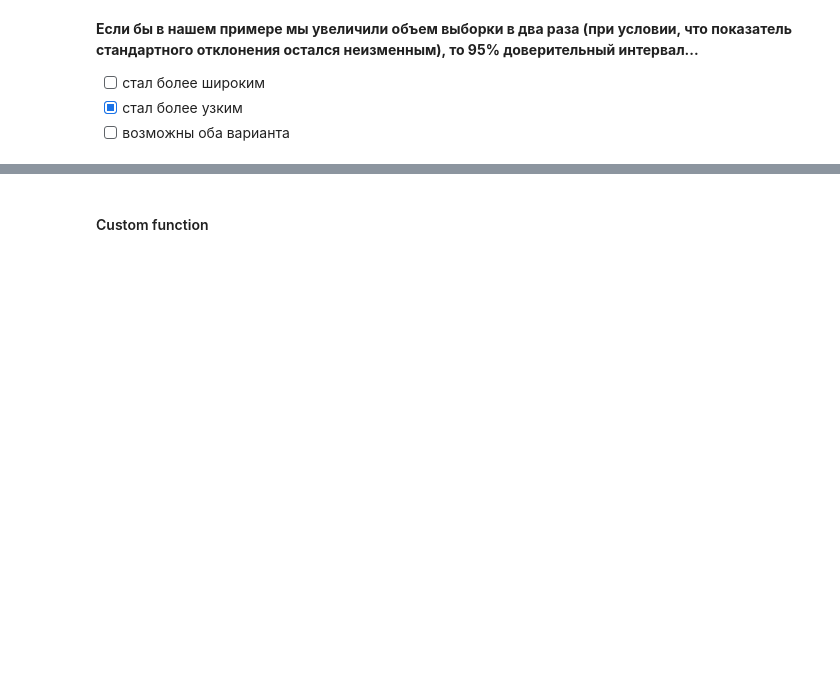
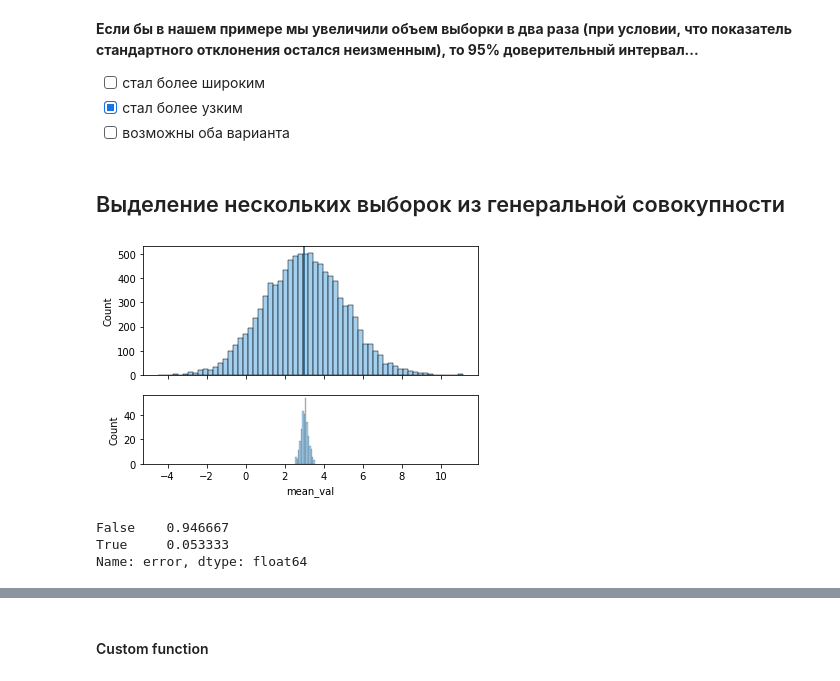
Before and after one commit to Saxsafon/Statistics, a Jupyter notebook: Hypotheses_testing/Confidence_Intervals & Bootstrap.ipynb, the cells around one changed output, grey strips where cells are left out. Saved outputs shown, nothing was run; the diff lists cells and outputs as text; code cells hidden in the pictures; blank space fills up the shorter version.

Commit message:
Добавил график соотношения генеральной совокупности и средних выборки. Изменил расположение блоков

```diff
--- a/Hypotheses_testing/Confidence_Intervals & Bootstrap.ipynb
+++ b/Hypotheses_testing/Confidence_Intervals & Bootstrap.ipynb
@@ -77,3 +77,5 @@ z - уровень доверительного интервала
 - [ ] стал более широким
 - [X] стал более узким
 - [ ] возможны оба варианта
+# %% [markdown]
+## Выделение нескольких выборок из генеральной совокупности
@@ -79,0 +92,9 @@ z - уровень доверительного интервала
+# %%
+f, (ax_genpop, ax_samples_means) = plt.subplots(2, sharex=True, gridspec_kw={"height_ratios": (.65, .35)})
+
+sns.histplot(x=genpop, ax=ax_genpop, color='#85C1E9')
+ax_genpop.axvline(M,  color='#1A5276')
+
+sns.histplot(x=samples_stats.mean_val, ax=ax_samples_means, color='#85C1E9');
+# %% [output]
+[figure, added]
@@ -79,0 +112,7 @@ z - уровень доверительного интервала
+# %%
+samples_stats['error'] = samples_stats.apply(lambda row: ((row['ci_left'] > M) | (row['ci_right'] < M)), axis=1)
+samples_stats.error.value_counts(normalize=True)
+# %% [output]
+False    0.946667
+True     0.053333
+Name: error, dtype: float64
```
Also changed, not shown: parts of 19 cells of this notebook.
